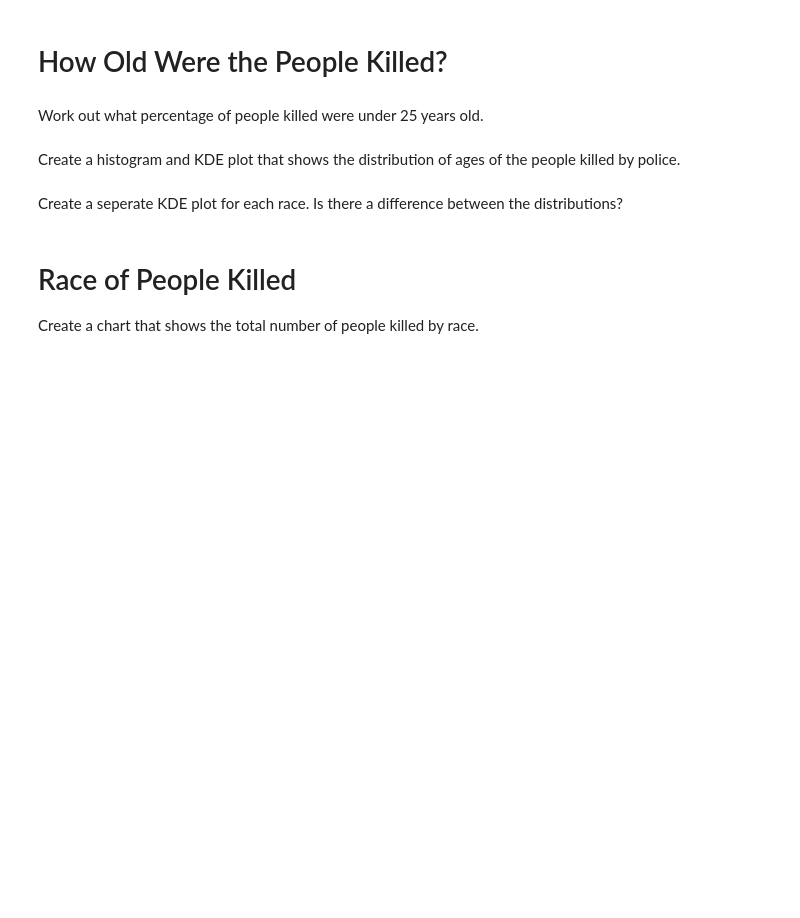
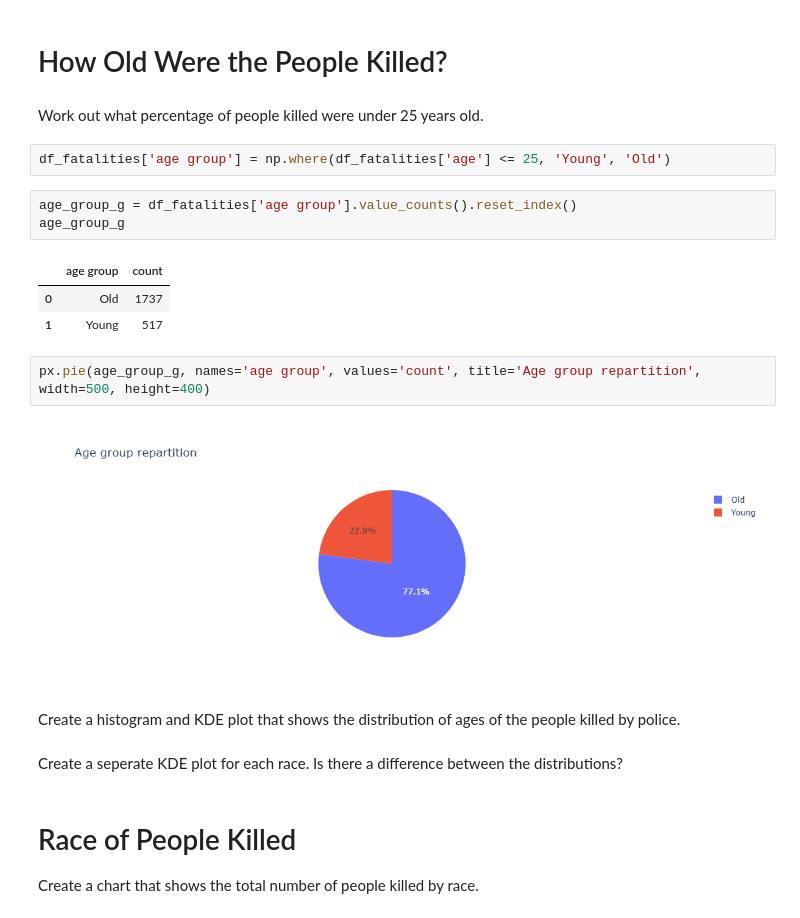
Before and after one commit to Bill-khk/Data-analysis, a Jupyter notebook: FatalForce/Fatal_Force.ipynb, the cells around one changed output. Drawn from its saved outputs; the diff is of its cells as text; blank space fills up the shorter version.

```diff
--- a/FatalForce/Fatal_Force.ipynb
+++ b/FatalForce/Fatal_Force.ipynb
@@ -391,6 +399,19 @@ In what percentage of police killings were people armed? Create chart that show
 # How Old Were the People Killed?
 # %% [markdown]
 Work out what percentage of people killed were under 25 years old.
+# %%
+df_fatalities['age group'] = np.where(df_fatalities['age'] <= 25, 'Young', 'Old')
+# %%
+age_group_g = df_fatalities['age group'].value_counts().reset_index()
+age_group_g
+# %% [output]
+|  | age group | count |
+| 0 | Old | 1737 |
+| 1 | Young | 517 |
+# %%
+px.pie(age_group_g, names='age group', values='count', title='Age group repartition', width=500, height=400)
+# %% [output]
+[figure, added]
 # %% [markdown]
 Create a histogram and KDE plot that shows the distribution of ages of the people killed by police.
 # %% [markdown]
```
Also changed, not shown: parts of 10 cells of this notebook.
